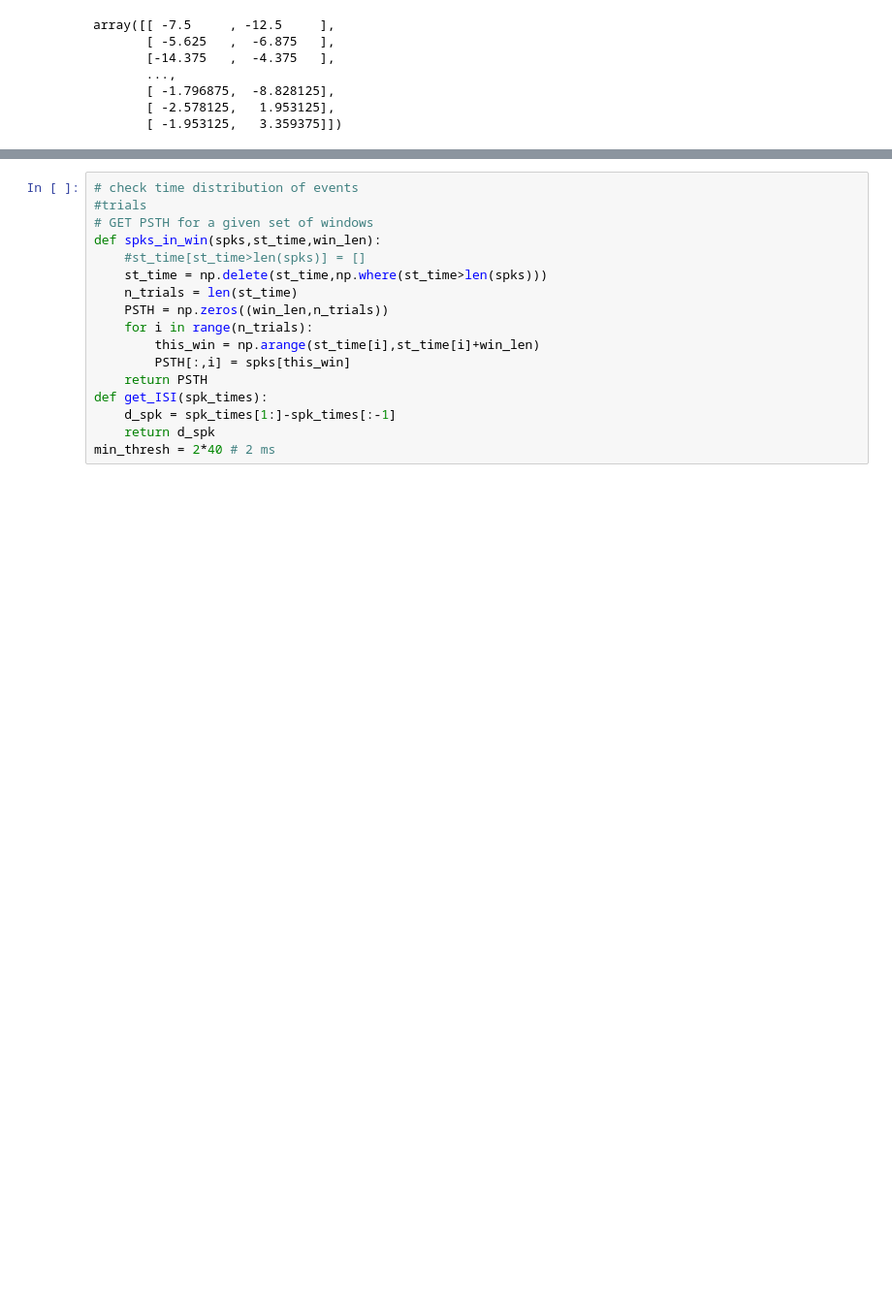
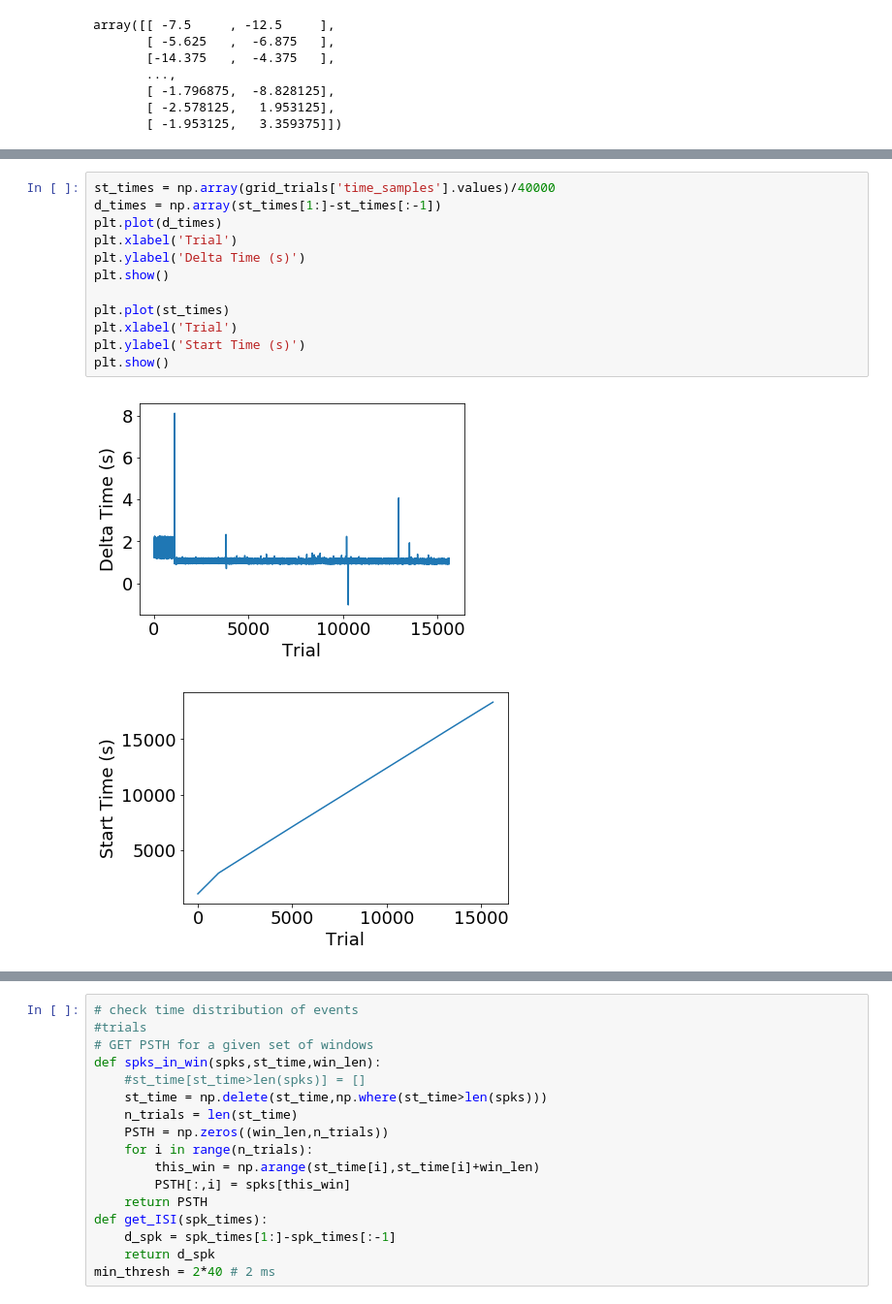
Before and after one commit to TimCSheehan/try_STRF, a Jupyter notebook: attempt_big_grid.ipynb, the cells around one changed output, grey strips where cells are left out. Shown at 97% size. Cells and saved outputs as stored; diff of their text form; blank space fills up the shorter version.

```diff
--- a/attempt_big_grid.ipynb
+++ b/attempt_big_grid.ipynb
@@ -92 +95,16 @@ plt.show()
+# %%
+st_times = np.array(grid_trials['time_samples'].values)/40000
+d_times = np.array(st_times[1:]-st_times[:-1])
+plt.plot(d_times)
+plt.xlabel('Trial')
+plt.ylabel('Delta Time (s)')
+plt.show()
+
+plt.plot(st_times)
+plt.xlabel('Trial')
+plt.ylabel('Start Time (s)')
+plt.show()
+# %% [output]
+[figure, added]
+[figure, added]
 # %%
```
Also changed, not shown: parts of 23 cells of this notebook.
